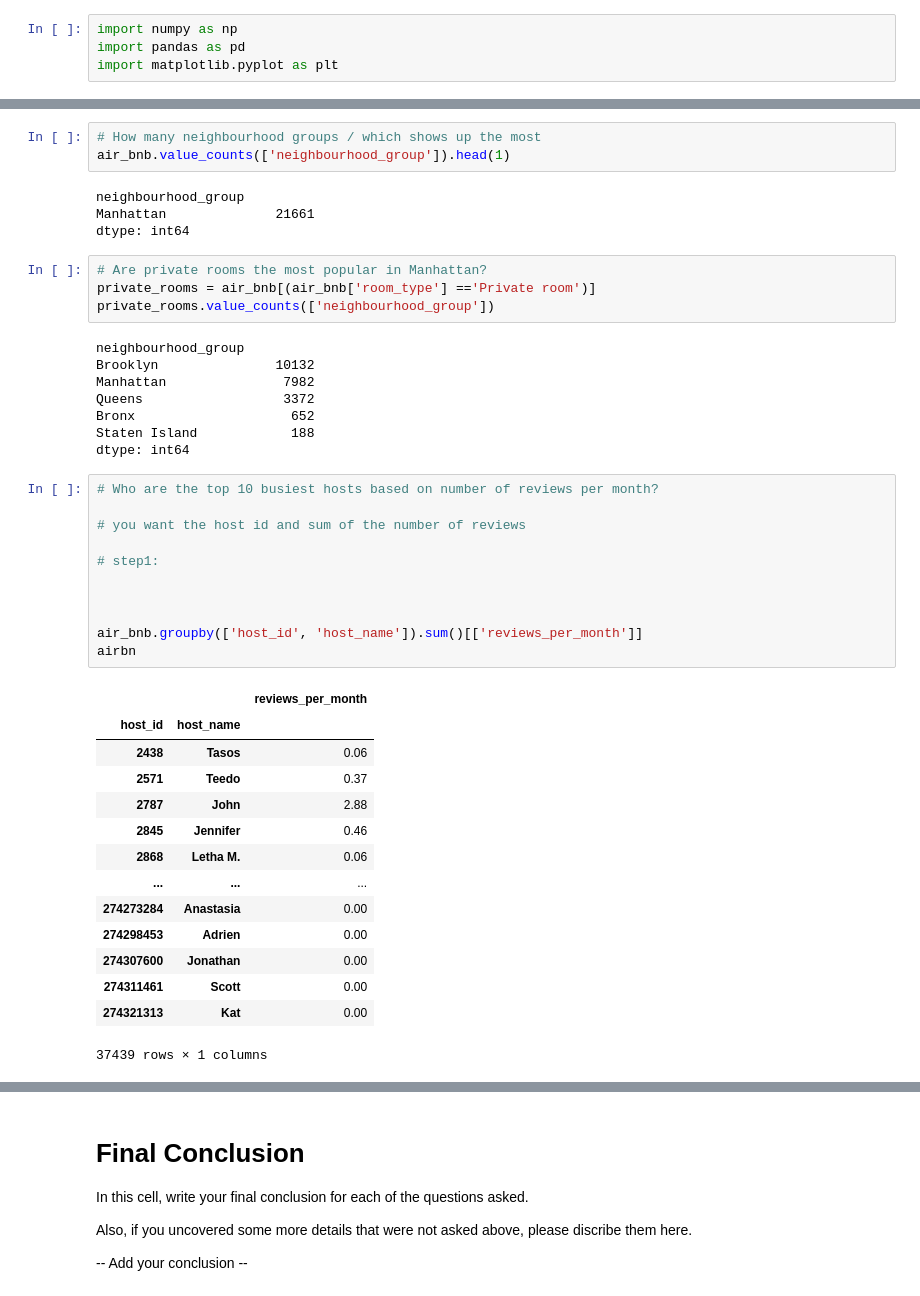
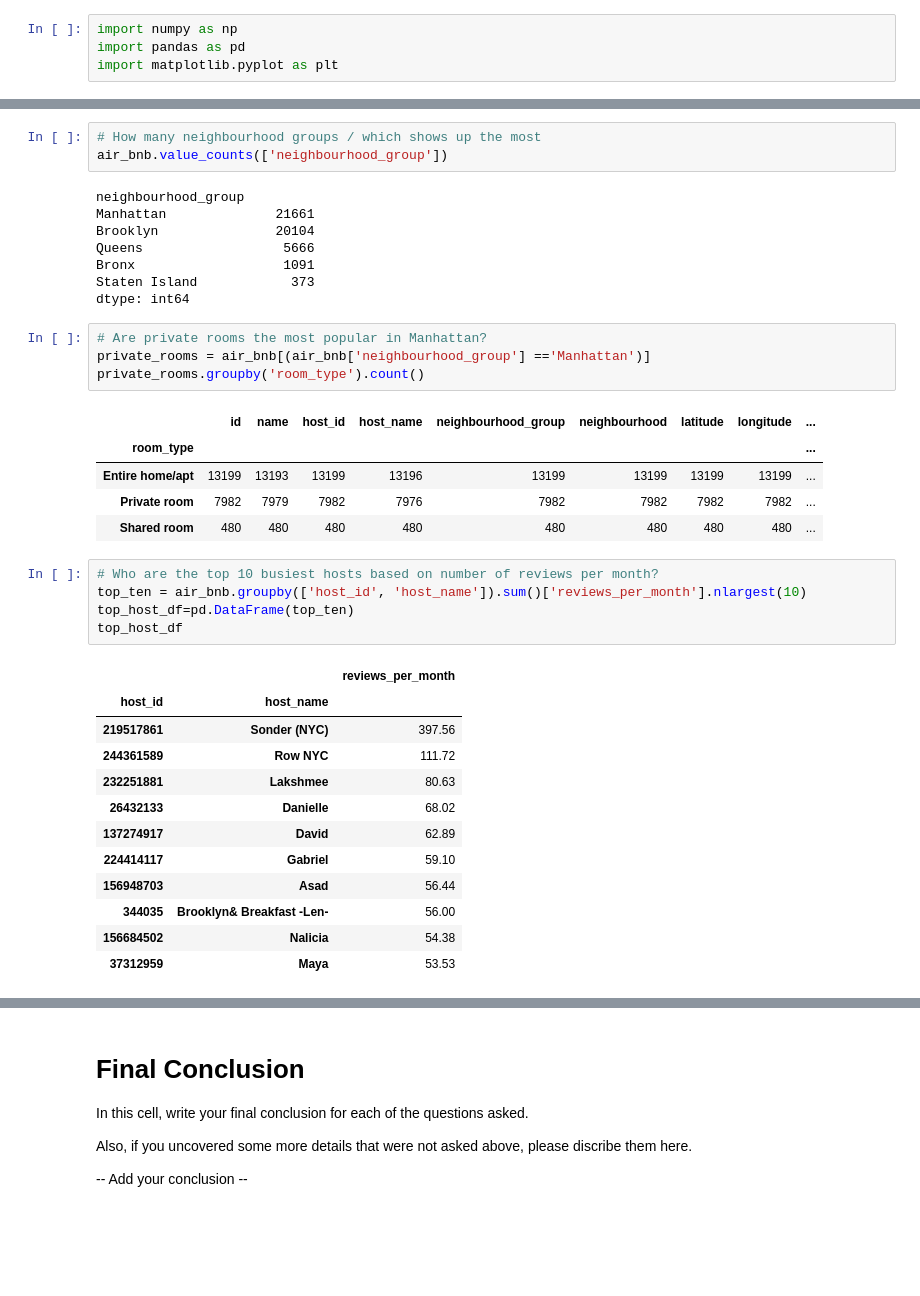
Before and after one commit to jdecee/Air_Bnb_project, a Jupyter notebook: Attempt1.ipynb, the cells around one changed output, grey strips where cells are left out. Saved outputs shown, nothing was run; the diff lists cells and outputs as text; blank space fills up the shorter version.

```diff
--- a/Attempt1.ipynb
+++ b/Attempt1.ipynb
@@ -43,47 +29,41 @@ air_bnb = pd.read_csv('./AB_NYC_2019.csv')
 # %%
 # How many neighbourhood groups / which shows up the most
-air_bnb.value_counts(['neighbourhood_group']).head(1)
+air_bnb.value_counts(['neighbourhood_group'])
 # %% [output]
 neighbourhood_group
 Manhattan              21661
+Brooklyn               20104
+Queens                  5666
+Bronx                   1091
+Staten Island            373
 dtype: int64
 # %%
 # Are private rooms the most popular in Manhattan?
-private_rooms = air_bnb[(air_bnb['room_type'] =='Private room')]
-private_rooms.value_counts(['neighbourhood_group'])
+private_rooms = air_bnb[(air_bnb['neighbourhood_group'] =='Manhattan')]
+private_rooms.groupby('room_type').count()
 # %% [output]
-neighbourhood_group
-Brooklyn               10132
-Manhattan               7982
-Queens                  3372
-Bronx                    652
-Staten Island            188
-dtype: int64
+|  | id | name | host_id | host_name | neighbourhood_group | neighbourhood | latitude | longitude | ... |
+| room_type |  |  |  |  |  |  |  |  | ... |
+| Entire home/apt | 13199 | 13193 | 13199 | 13196 | 13199 | 13199 | 13199 | 13199 | ... |
+| Private room | 7982 | 7979 | 7982 | 7976 | 7982 | 7982 | 7982 | 7982 | ... |
+| Shared room | 480 | 480 | 480 | 480 | 480 | 480 | 480 | 480 | ... |
 # %%
 # Who are the top 10 busiest hosts based on number of reviews per month?
-
-# you want the host id and sum of the number of reviews
-
-# step1:
-
-
-
-air_bnb.groupby(['host_id', 'host_name']).sum()[['reviews_per_month']]
-airbn
+top_ten = air_bnb.groupby(['host_id', 'host_name']).sum()['reviews_per_month'].nlargest(10)
+top_host_df=pd.DataFrame(top_ten)
+top_host_df
 # %% [output]
 |  |  | reviews_per_month |
 | host_id | host_name |  |
-| 2438 | Tasos | 0.06 |
-| 2571 | Teedo | 0.37 |
-| 2787 | John | 2.88 |
-| 2845 | Jennifer | 0.46 |
-| 2868 | Letha M. | 0.06 |
-| ... | ... | ... |
-| 274273284 | Anastasia | 0.00 |
-| 274298453 | Adrien | 0.00 |
-| 274307600 | Jonathan | 0.00 |
-| 274311461 | Scott | 0.00 |
-| 274321313 | Kat | 0.00 |
+| 219517861 | Sonder (NYC) | 397.56 |
+| 244361589 | Row NYC | 111.72 |
+| 232251881 | Lakshmee | 80.63 |
+| 26432133 | Danielle | 68.02 |
+| 137274917 | David | 62.89 |
+| 224414117 | Gabriel | 59.10 |
+| 156948703 | Asad | 56.44 |
+| 344035 | Brooklyn& Breakfast -Len- | 56.00 |
+| 156684502 | Nalicia | 54.38 |
+| 37312959 | Maya | 53.53 |
-37439 rows × 1 columns
 # %%
 # Which neighborhood group has the highest avg price and plot the average prices in a bar chart
```
Also changed, not shown: parts of 11 cells of this notebook.
